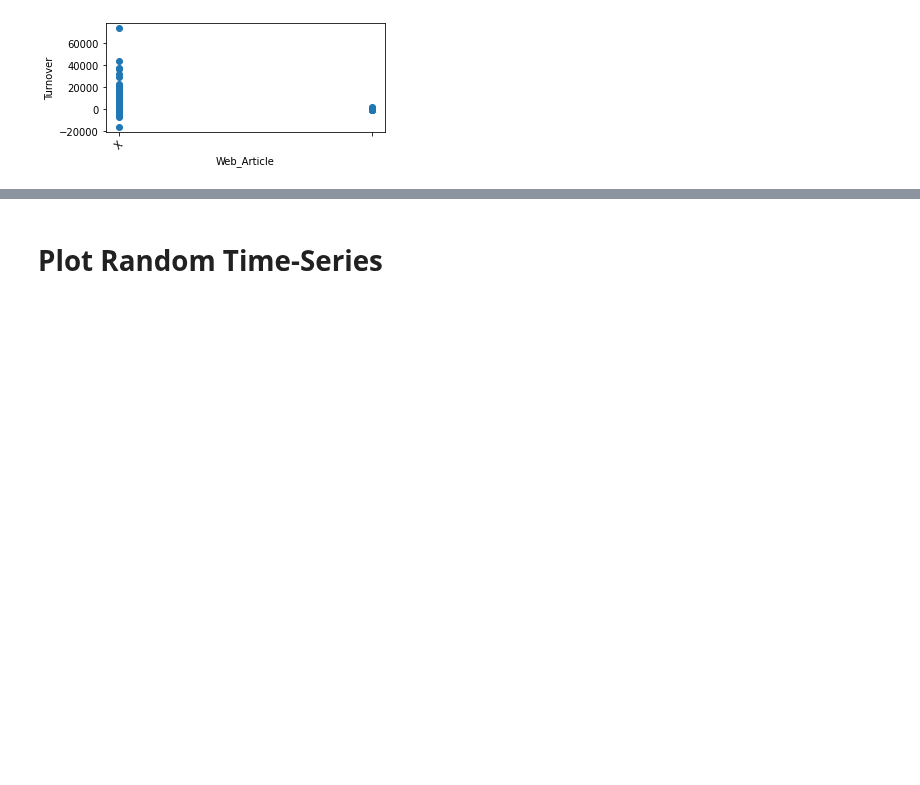
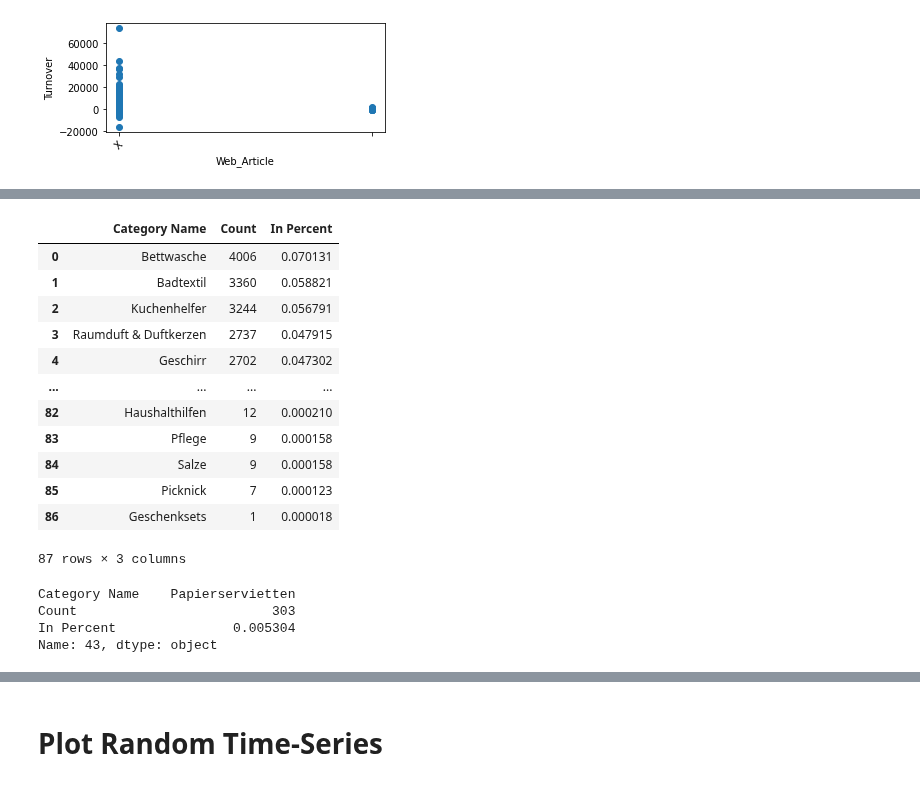
Before and after one commit to dominicdoerig/verteiler, a Jupyter notebook: 01_Exploratory_Data_Analysis/eda_weekly_data.ipynb, the cells around one changed output, grey strips where cells are left out. Cells and saved outputs as stored; diff of their text form; code cells hidden in the pictures; blank space fills up the shorter version.

```diff
--- a/01_Exploratory_Data_Analysis/eda_weekly_data.ipynb
+++ b/01_Exploratory_Data_Analysis/eda_weekly_data.ipynb
@@ -268,0 +302,27 @@ scatter(df, 'Web_Article')
+# %%
+d2 = df[['SKU','Site_ID','CENSHARE_CAT_2']].drop_duplicates().CENSHARE_CAT_2.value_counts(normalize=False).to_frame().reset_index()
+d2 = d2.merge(df[['SKU','Site_ID','CENSHARE_CAT_2']].drop_duplicates().CENSHARE_CAT_2.value_counts(normalize=True).to_frame().reset_index(), on=['index'])
+d2 = d2.rename(columns={'index': 'Category Name', 'CENSHARE_CAT_2_x': 'Count', 'CENSHARE_CAT_2_y': 'In Percent'})
+
+d2
+# %% [output]
+|  | Category Name | Count | In Percent |
+| 0 | Bettwasche | 4006 | 0.070131 |
+| 1 | Badtextil | 3360 | 0.058821 |
+| 2 | Kuchenhelfer | 3244 | 0.056791 |
+| 3 | Raumduft & Duftkerzen | 2737 | 0.047915 |
+| 4 | Geschirr | 2702 | 0.047302 |
+| ... | ... | ... | ... |
+| 82 | Haushalthilfen | 12 | 0.000210 |
+| 83 | Pflege | 9 | 0.000158 |
+| 84 | Salze | 9 | 0.000158 |
+| 85 | Picknick | 7 | 0.000123 |
+| 86 | Geschenksets | 1 | 0.000018 |
+87 rows × 3 columns
+# %%
+d2.iloc[43,:]
+# %% [output]
+Category Name    Papierservietten
+Count                         303
+In Percent               0.005304
+Name: 43, dtype: object
```
Also changed, not shown: parts of 29 cells of this notebook.
